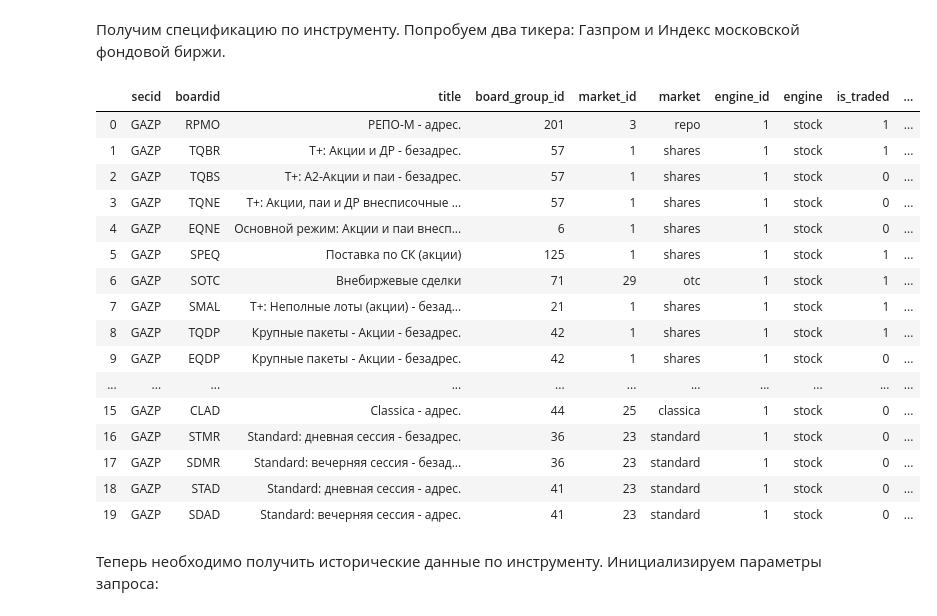
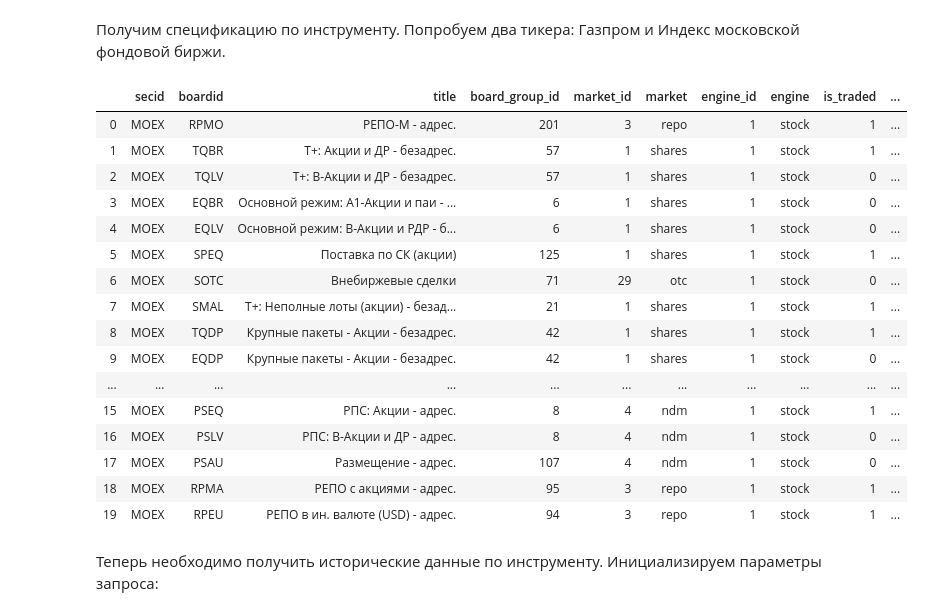
Before and after one commit to inikishin/Pandora, a Jupyter notebook: Notebooks/MOEX API.ipynb, the cells around one changed output. Cells and saved outputs as stored; diff of their text form; code cells hidden in the pictures.

```diff
--- a/Notebooks/MOEX API.ipynb
+++ b/Notebooks/MOEX API.ipynb
@@ -23,7 +20,8 @@ url_prefix = 'http://iss.moex.com/'
 Получим информацию о торгуемых бумагах на московской бирже, а также получем спецификацию по одной из них.
 # %%
 response = requests.get(url_prefix + '/iss/securities.json')
-data = json.loads(response.text)['securities']['data']
+json_data = json.loads(response.text)
+data = json_data['securities']['data']
 data_cols = json_data['securities']['columns']
 df_securities = pd.DataFrame(columns=data_cols)
 s = 0
@@ -330,35 +338,35 @@ boards
 # %% [markdown]
 Получим спецификацию по инструменту. Попробуем два тикера: Газпром и Индекс московской фондовой биржи.
 # %%
-#ticker = 'MOEX'
-ticker = 'GAZP'
+ticker = 'MOEX'
+#ticker = 'GAZP'
 
 response = requests.get(url_prefix + '/iss/securities/'+ ticker + '.json')
 data = json.loads(response.text)['description']['data']
 
 ticker_description = pd.DataFrame(data=json.loads(response.text)['description']['data'],
                                   columns=json.loads(response.text)['description']['columns'])
 ticker_boards = pd.DataFrame(data=json.loads(response.text)['boards']['data'],
                              columns=json.loads(response.text)['boards']['columns'])
 ticker_boards.head(20)
 # %% [output]
 |  | secid | boardid | title | board_group_id | market_id | market | engine_id | engine | is_traded | ... |
-| 0 | GAZP | RPMO | РЕПО-М - адрес. | 201 | 3 | repo | 1 | stock | 1 | ... |
-| 1 | GAZP | TQBR | Т+: Акции и ДР - безадрес. | 57 | 1 | shares | 1 | stock | 1 | ... |
-| 2 | GAZP | TQBS | Т+: А2-Акции и паи - безадрес. | 57 | 1 | shares | 1 | stock | 0 | ... |
-| 3 | GAZP | TQNE | Т+: Акции, паи и ДР внесписочные ... | 57 | 1 | shares | 1 | stock | 0 | ... |
-| 4 | GAZP | EQNE | Основной режим: Акции и паи внесп... | 6 | 1 | shares | 1 | stock | 0 | ... |
-| 5 | GAZP | SPEQ | Поставка по СК (акции) | 125 | 1 | shares | 1 | stock | 1 | ... |
-| 6 | GAZP | SOTC | Внебиржевые сделки | 71 | 29 | otc | 1 | stock | 1 | ... |
-| 7 | GAZP | SMAL | Т+: Неполные лоты (акции) - безад... | 21 | 1 | shares | 1 | stock | 1 | ... |
-| 8 | GAZP | TQDP | Крупные пакеты - Акции - безадрес. | 42 | 1 | shares | 1 | stock | 1 | ... |
-| 9 | GAZP | EQDP | Крупные пакеты - Акции - безадрес. | 42 | 1 | shares | 1 | stock | 0 | ... |
+| 0 | MOEX | RPMO | РЕПО-М - адрес. | 201 | 3 | repo | 1 | stock | 1 | ... |
+| 1 | MOEX | TQBR | Т+: Акции и ДР - безадрес. | 57 | 1 | shares | 1 | stock | 1 | ... |
+| 2 | MOEX | TQLV | Т+: В-Акции и ДР - безадрес. | 57 | 1 | shares | 1 | stock | 0 | ... |
+| 3 | MOEX | EQBR | Основной режим: А1-Акции и паи - ... | 6 | 1 | shares | 1 | stock | 0 | ... |
+| 4 | MOEX | EQLV | Основной режим: В-Акции и РДР - б... | 6 | 1 | shares | 1 | stock | 0 | ... |
+| 5 | MOEX | SPEQ | Поставка по СК (акции) | 125 | 1 | shares | 1 | stock | 1 | ... |
+| 6 | MOEX | SOTC | Внебиржевые сделки | 71 | 29 | otc | 1 | stock | 0 | ... |
+| 7 | MOEX | SMAL | Т+: Неполные лоты (акции) - безад... | 21 | 1 | shares | 1 | stock | 1 | ... |
+| 8 | MOEX | TQDP | Крупные пакеты - Акции - безадрес. | 42 | 1 | shares | 1 | stock | 1 | ... |
+| 9 | MOEX | EQDP | Крупные пакеты - Акции - безадрес. | 42 | 1 | shares | 1 | stock | 0 | ... |
 | ... | ... | ... | ... | ... | ... | ... | ... | ... | ... | ... |
-| 15 | GAZP | CLAD | Classica - адрес. | 44 | 25 | classica | 1 | stock | 0 | ... |
-| 16 | GAZP | STMR | Standard: дневная сессия - безадрес. | 36 | 23 | standard | 1 | stock | 0 | ... |
-| 17 | GAZP | SDMR | Standard: вечерняя сессия - безад... | 36 | 23 | standard | 1 | stock | 0 | ... |
-| 18 | GAZP | STAD | Standard: дневная сессия - адрес. | 41 | 23 | standard | 1 | stock | 0 | ... |
-| 19 | GAZP | SDAD | Standard: вечерняя сессия - адрес. | 41 | 23 | standard | 1 | stock | 0 | ... |
+| 15 | MOEX | PSEQ | РПС: Акции - адрес. | 8 | 4 | ndm | 1 | stock | 1 | ... |
+| 16 | MOEX | PSLV | РПС: В-Акции и ДР - адрес. | 8 | 4 | ndm | 1 | stock | 0 | ... |
+| 17 | MOEX | PSAU | Размещение - адрес. | 107 | 4 | ndm | 1 | stock | 0 | ... |
+| 18 | MOEX | RPMA | РЕПО c акциями - адрес. | 95 | 3 | repo | 1 | stock | 1 | ... |
+| 19 | MOEX | RPEU | РЕПО в ин. валюте (USD) - адрес. | 94 | 3 | repo | 1 | stock | 1 | ... |
 # %% [markdown]
 Теперь необходимо получить исторические данные по инструменту. Инициализируем параметры запроса:
 # %%
```
Also changed, not shown: parts of 4 cells of this notebook, 1 other file.
